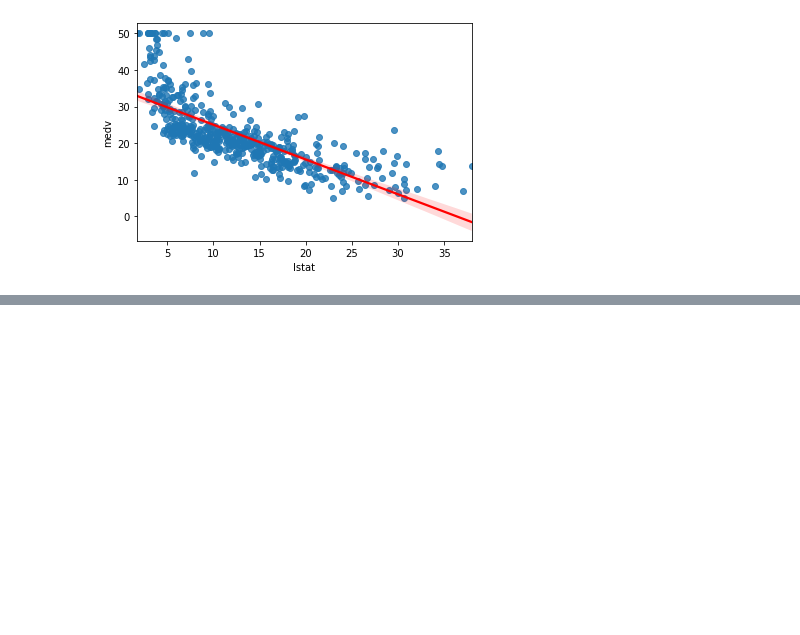
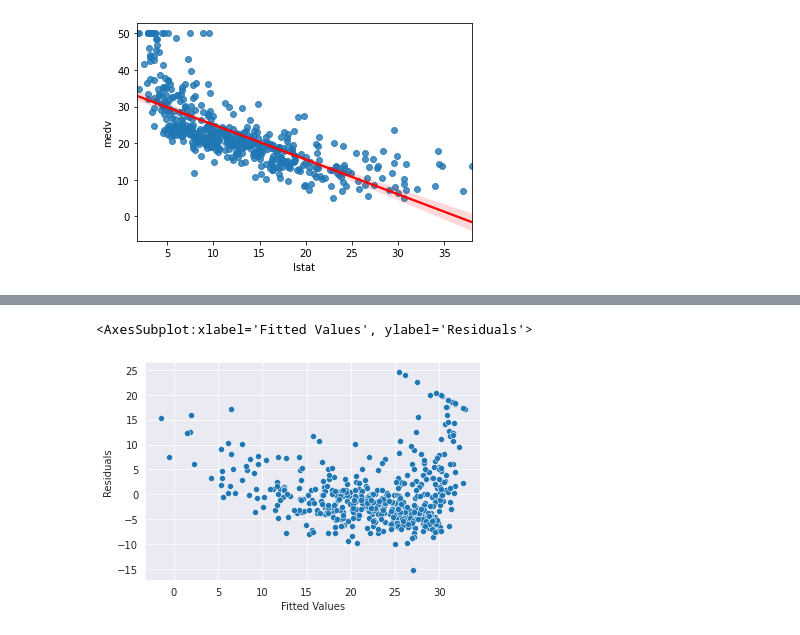
Before and after one commit to JESurzyn/intro_stat_learning_Python, a Jupyter notebook: Chapter_3_Lab.ipynb, the cells around one changed output, grey strips where cells are left out. Cells and saved outputs as stored; diff of their text form; code cells hidden in the pictures; blank space fills up the shorter version.

```diff
--- a/Chapter_3_Lab.ipynb
+++ b/Chapter_3_Lab.ipynb
@@ -113,0 +145,10 @@ sns.regplot(x='lstat', y='medv', data=boston, line_kws = {'color': 'red'})
+# %%
+#cleaning up the chart
+#setting theme to darkgrid
+sns.set_style('darkgrid')
+fitted_values = pd.Series(fitted_val, name='Fitted Values')
+residuals = pd.Series(residuals, name='Residuals')
+sns.scatterplot(x=fitted_values, y=residuals)
+# %% [output]
+<AxesSubplot:xlabel='Fitted Values', ylabel='Residuals'>
+[figure, added]
```
Also changed, not shown: parts of 22 cells of this notebook.
